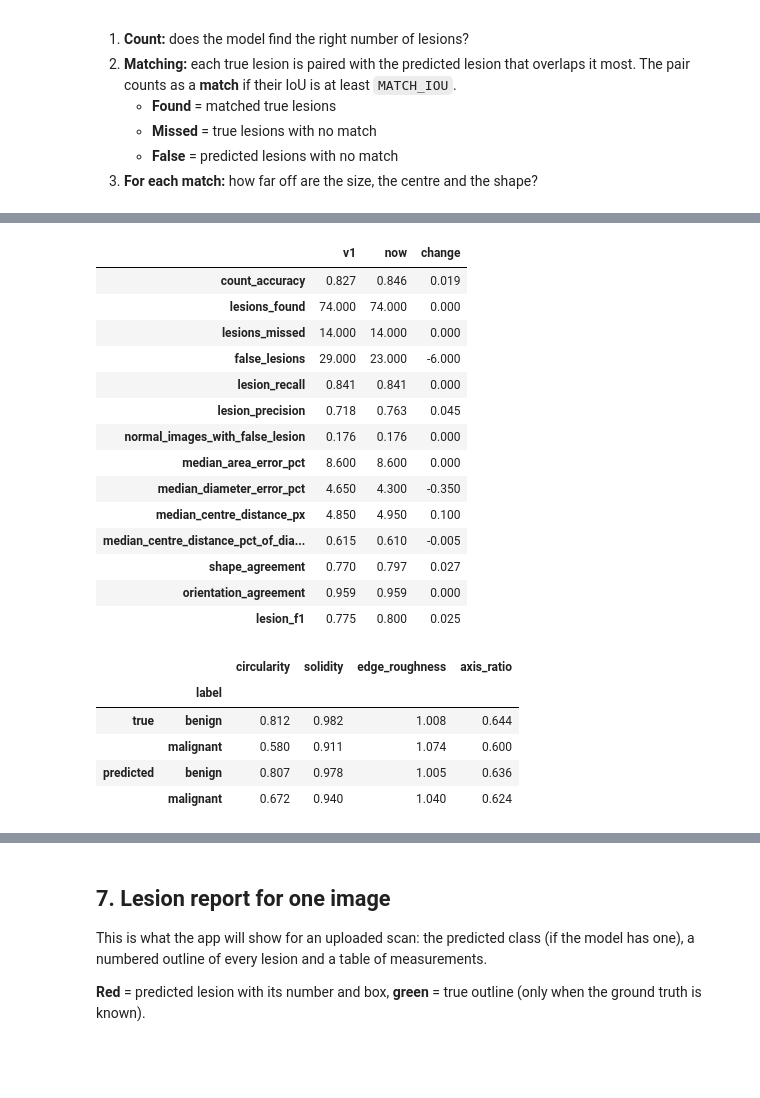
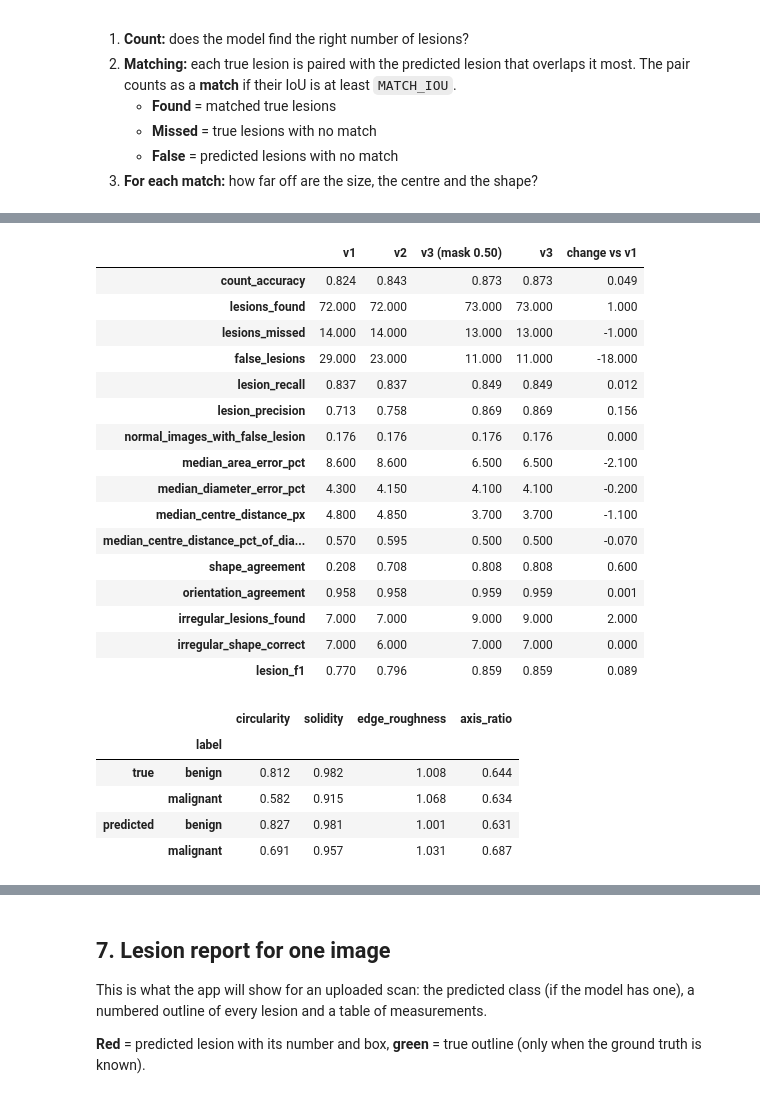
Before and after one commit to Prajwaln08/breast-cancer-detection, a Jupyter notebook: ultrasonic_scans/04_measure.ipynb, the cells around one changed output, grey strips where cells are left out. Cells and saved outputs as stored; diff of their text form; code cells hidden in the pictures; blank space fills up the shorter version.

```diff
--- a/ultrasonic_scans/04_measure.ipynb
+++ b/ultrasonic_scans/04_measure.ipynb
@@ -58,7 +60,14 @@ IRREGULAR_SOLIDITY = 0.90  # below this the outline has big dents       -> irreg
 IRREGULAR_ROUGHNESS = 1.15 # above this the outline is wiggly or spiky  -> irregular
 ROUND_AXIS_RATIO = 0.80    # short axis / long axis above this          -> round, otherwise oval
 
+# v3: predicted outlines are smoother than hand-drawn ones, so they get their own irregular limits,
+# tuned in section 4b on the out-of-fold masks from 03_model_unet. They start equal to the rule above.
+TUNE_SHAPE_RULE = True
+PRED_IRREGULAR_SOLIDITY = IRREGULAR_SOLIDITY
+PRED_IRREGULAR_ROUGHNESS = IRREGULAR_ROUGHNESS
+
 manifest = pd.read_csv(DATA_DIR / 'manifest.csv')
 test_df = manifest[manifest['split'] == 'test'].reset_index(drop=True)
+pool_df = manifest[manifest['fold'] >= 0].reset_index(drop=True)       # v3: cross-validation images
 print(f'Measuring masks from: {MODEL_DIR}  |  {len(test_df)} test images')
 # %% [output]
@@ -227,7 +354,7 @@ plt.show()
 # %%
 rows = []
 for row in test_df.itertuples():
-    for lesion in measure_mask(load_pred_mask(row.image_path)):
+    for lesion in measure_mask(load_pred_mask(row.image_path), predicted=True):
         rows.append({'image_path': row.image_path, 'label': row.label, **lesion})
 
 pred_lesions = pd.DataFrame(rows)
@@ -362,42 +452,54 @@ lesion_f1                                0.800
 # %%
-# v2: compare with the archived v1 measurement results (same test images)
-archived = Path('outputs/archive/v1_baseline') / MODEL / 'measurement_metrics.json'
-if archived.exists():
-    v1 = json.loads(archived.read_text())
-    comparison = pd.DataFrame({'v1': pd.Series(v1), 'now': pd.Series(metrics)}).astype(float).round(3)
-    comparison['change'] = (comparison['now'] - comparison['v1']).round(3)
-    display(comparison)
-else:
-    print(f'No archived v1 results for {MODEL}')
+# v3: re-measure the archived v1 and v2 masks on today's test images, so all versions use the same images
+ARCHIVE = Path('outputs/archive')
+versions = {'v1': ARCHIVE / 'v1_baseline' / MODEL / 'masks',
+            'v2': ARCHIVE / 'v2_postprocessing' / MODEL / 'masks',
+            'v3 (mask 0.50)': ARCHIVE / 'v3_mask050' / MODEL / 'masks'}     # v3: first v3 run, before the mask threshold tuning
+
+results = {}
+for version, masks_dir in versions.items():
+    if all((masks_dir / p).exists() for p in test_df['image_path']):
+        results[version] = measurement_metrics(*match_lesions(masks_dir))
+    else:
+        print(f'{version}: archived masks missing for some test images, skipped')
+results['v3'] = metrics
+
+comparison = pd.DataFrame(results).astype(float).round(3)
+if 'v1' in comparison:
+    comparison['change vs v1'] = (comparison['v3'] - comparison['v1']).round(3)
+comparison.to_csv(MODEL_DIR / 'measurement_by_version.csv')
+display(comparison)
 
 # v2: are the predicted outlines as smooth and round as the real ones? (test lesions, medians)
 shape_columns = ['circularity', 'solidity', 'edge_roughness', 'axis_ratio']
 test_true = pd.DataFrame([{'label': row.label, **lesion} for row in test_df[test_df['label'] != 'normal'].itertuples()
                           for lesion in measure_mask(load_true_mask(row.mask_paths))])
 pd.concat({'true': test_true.groupby('label')[shape_columns].median(),
            'predicted': pred_lesions[pred_lesions['label'] != 'normal'].groupby('label')[shape_columns].median()}).round(3)
 # %% [output]
-|  | v1 | now | change |
-| count_accuracy | 0.827 | 0.846 | 0.019 |
-| lesions_found | 74.000 | 74.000 | 0.000 |
-| lesions_missed | 14.000 | 14.000 | 0.000 |
-| false_lesions | 29.000 | 23.000 | -6.000 |
-| lesion_recall | 0.841 | 0.841 | 0.000 |
-| lesion_precision | 0.718 | 0.763 | 0.045 |
-| normal_images_with_false_lesion | 0.176 | 0.176 | 0.000 |
-| median_area_error_pct | 8.600 | 8.600 | 0.000 |
-| median_diameter_error_pct | 4.650 | 4.300 | -0.350 |
-| median_centre_distance_px | 4.850 | 4.950 | 0.100 |
-| median_centre_distance_pct_of_dia... | 0.615 | 0.610 | -0.005 |
-| shape_agreement | 0.770 | 0.797 | 0.027 |
-| orientation_agreement | 0.959 | 0.959 | 0.000 |
-| lesion_f1 | 0.775 | 0.800 | 0.025 |
+|  | v1 | v2 | v3 (mask 0.50) | v3 | change vs v1 |
+| count_accuracy | 0.824 | 0.843 | 0.873 | 0.873 | 0.049 |
+| lesions_found | 72.000 | 72.000 | 73.000 | 73.000 | 1.000 |
+| lesions_missed | 14.000 | 14.000 | 13.000 | 13.000 | -1.000 |
+| false_lesions | 29.000 | 23.000 | 11.000 | 11.000 | -18.000 |
+| lesion_recall | 0.837 | 0.837 | 0.849 | 0.849 | 0.012 |
+| lesion_precision | 0.713 | 0.758 | 0.869 | 0.869 | 0.156 |
+| normal_images_with_false_lesion | 0.176 | 0.176 | 0.176 | 0.176 | 0.000 |
+| median_area_error_pct | 8.600 | 8.600 | 6.500 | 6.500 | -2.100 |
+| median_diameter_error_pct | 4.300 | 4.150 | 4.100 | 4.100 | -0.200 |
+| median_centre_distance_px | 4.800 | 4.850 | 3.700 | 3.700 | -1.100 |
+| median_centre_distance_pct_of_dia... | 0.570 | 0.595 | 0.500 | 0.500 | -0.070 |
+| shape_agreement | 0.208 | 0.708 | 0.808 | 0.808 | 0.600 |
+| orientation_agreement | 0.958 | 0.958 | 0.959 | 0.959 | 0.001 |
+| irregular_lesions_found | 7.000 | 7.000 | 9.000 | 9.000 | 2.000 |
+| irregular_shape_correct | 7.000 | 6.000 | 7.000 | 7.000 | 0.000 |
+| lesion_f1 | 0.770 | 0.796 | 0.859 | 0.859 | 0.089 |
 |  |  | circularity | solidity | edge_roughness | axis_ratio |
 |  | label |  |  |  |  |
 | true | benign | 0.812 | 0.982 | 1.008 | 0.644 |
-|  | malignant | 0.580 | 0.911 | 1.074 | 0.600 |
-| predicted | benign | 0.807 | 0.978 | 1.005 | 0.636 |
-|  | malignant | 0.672 | 0.940 | 1.040 | 0.624 |
+|  | malignant | 0.582 | 0.915 | 1.068 | 0.634 |
+| predicted | benign | 0.827 | 0.981 | 1.001 | 0.631 |
+|  | malignant | 0.691 | 0.957 | 1.031 | 0.687 |
 # %%
 # Number of lesions: true (rows) vs predicted (columns)
 pd.crosstab(counts['true_count'], counts['pred_count'], rownames=['true'], colnames=['predicted'])
```
Also changed, not shown: parts of 15 cells of this notebook, 1 other file.
